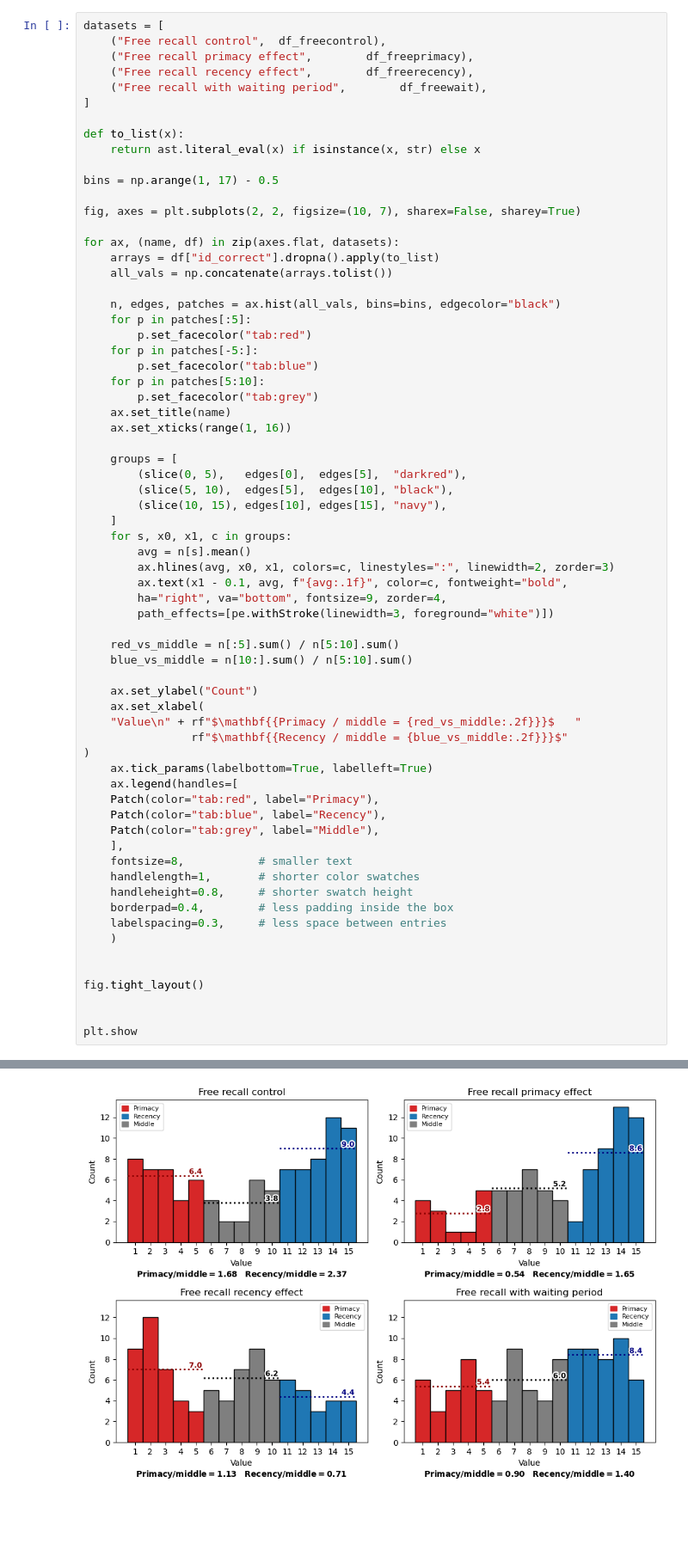
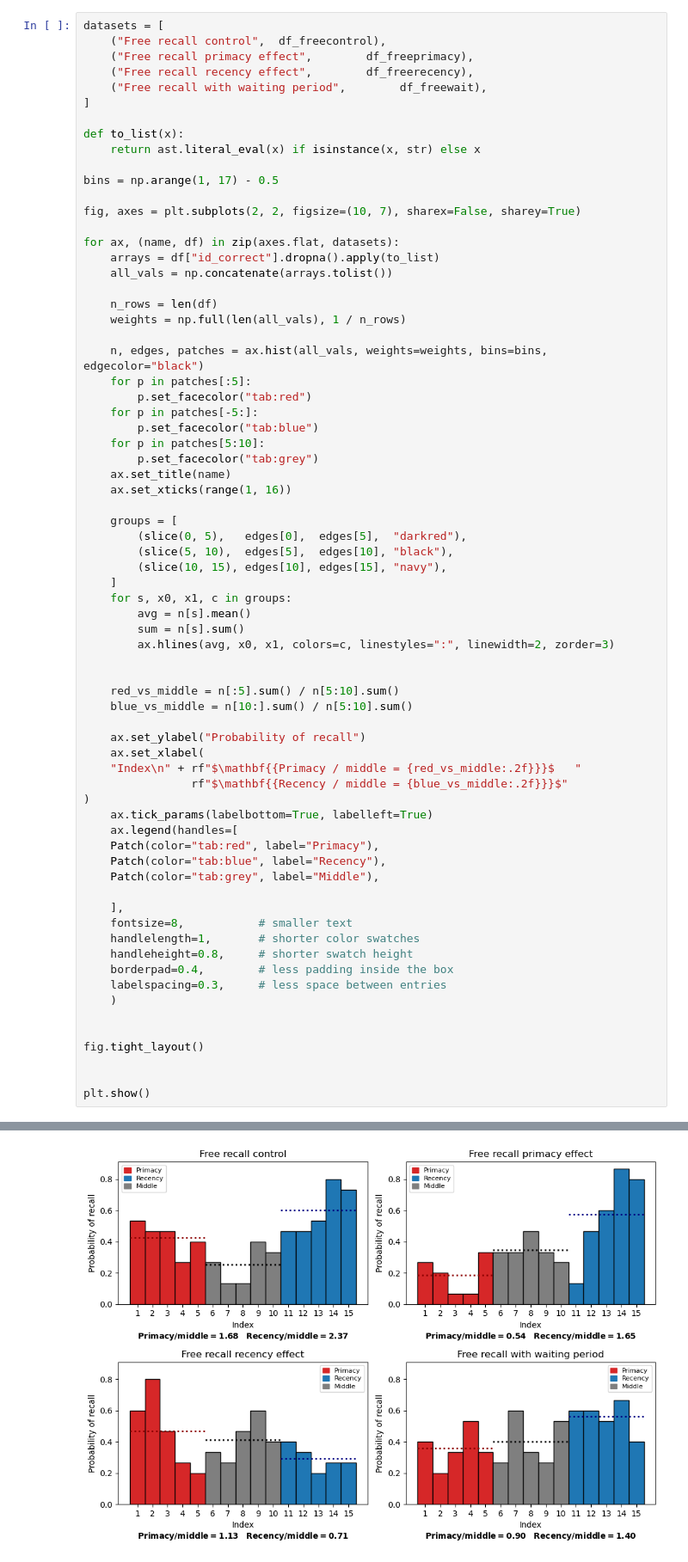
Before and after one commit to Knudsenmarlin/HumanCog-MiniProject1, a Jupyter notebook: results_analysis.ipynb, the cells around one changed output, grey strips where cells are left out. Shown at 86% size. Cells and saved outputs as stored; diff of their text form; blank space fills up the shorter version.

```diff
--- a/results_analysis.ipynb
+++ b/results_analysis.ipynb
@@ -48,7 +48,10 @@ for ax, (name, df) in zip(axes.flat, datasets):
     arrays = df["id_correct"].dropna().apply(to_list)
     all_vals = np.concatenate(arrays.tolist())
 
-    n, edges, patches = ax.hist(all_vals, bins=bins, edgecolor="black")
+    n_rows = len(df)
+    weights = np.full(len(all_vals), 1 / n_rows)
+
+    n, edges, patches = ax.hist(all_vals, weights=weights, bins=bins, edgecolor="black")
     for p in patches[:5]:
         p.set_facecolor("tab:red")
     for p in patches[-5:]:
@@ -65,17 +68,16 @@ for ax, (name, df) in zip(axes.flat, datasets):
     ]
     for s, x0, x1, c in groups:
         avg = n[s].mean()
+        sum = n[s].sum()
         ax.hlines(avg, x0, x1, colors=c, linestyles=":", linewidth=2, zorder=3)
-        ax.text(x1 - 0.1, avg, f"{avg:.1f}", color=c, fontweight="bold",
-        ha="right", va="bottom", fontsize=9, zorder=4,
-        path_effects=[pe.withStroke(linewidth=3, foreground="white")])
+
 
     red_vs_middle = n[:5].sum() / n[5:10].sum()
     blue_vs_middle = n[10:].sum() / n[5:10].sum()
 
-    ax.set_ylabel("Count")
+    ax.set_ylabel("Probability of recall")
     ax.set_xlabel(
-    "Value\n" + rf"$\mathbf{{Primacy / middle = {red_vs_middle:.2f}}}$   "
+    "Index\n" + rf"$\mathbf{{Primacy / middle = {red_vs_middle:.2f}}}$   "
                 rf"$\mathbf{{Recency / middle = {blue_vs_middle:.2f}}}$"
 )
     ax.tick_params(labelbottom=True, labelleft=True)
@@ -83,6 +85,7 @@ for ax, (name, df) in zip(axes.flat, datasets):
     Patch(color="tab:red", label="Primacy"),
     Patch(color="tab:blue", label="Recency"),
     Patch(color="tab:grey", label="Middle"),
+
     ],
     fontsize=8,           # smaller text
     handlelength=1,       # shorter color swatches
@@ -95,5 +98,5 @@ for ax, (name, df) in zip(axes.flat, datasets):
 fig.tight_layout()
 
 
-plt.show
+plt.show()
 # %% [output]
@@ -101,4 +103,4 @@ plt.show
-[figure, old version]
+[figure, new version]
 # %%
 def row_counts(arr):
     arr = np.asarray(arr)
```
Also changed, not shown: parts of 2 cells of this notebook.
